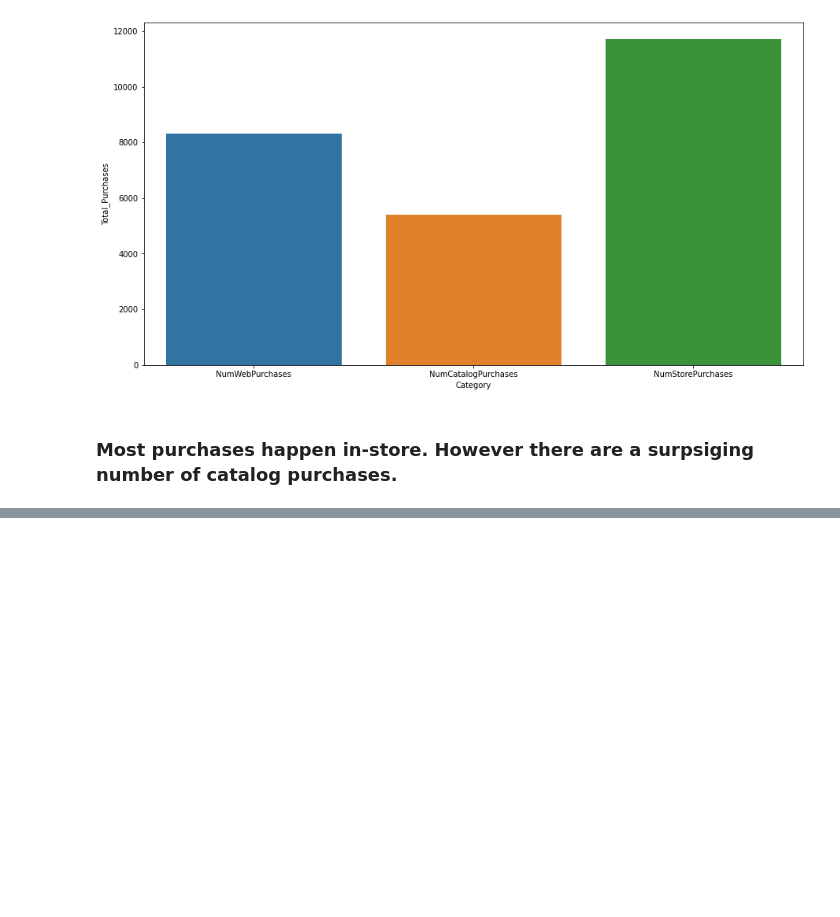
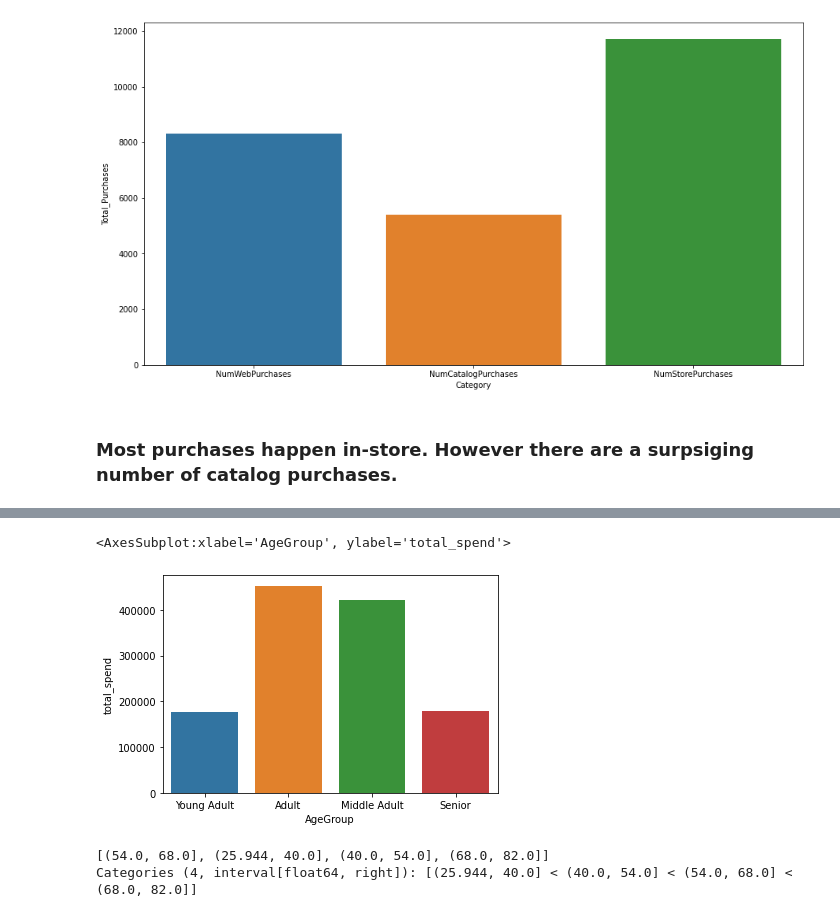
Before and after one commit to jaysCustomSpacesuits/customer_segmentation, a Jupyter notebook: Customer Analysis and Segmentation.ipynb, the cells around one changed output, grey strips where cells are left out. Drawn from its saved outputs; the diff is of its cells as text; code cells hidden in the pictures; blank space fills up the shorter version.

```diff
--- a/Customer Analysis and Segmentation.ipynb
+++ b/Customer Analysis and Segmentation.ipynb
@@ -366,0 +359,5 @@ sns.barplot(x='Category', y='Total_Purchases', data=type_of_purchase)
+# %%
+# Grouping ages into 4 groups
+df['AgeGroup'] = pd.cut(df['Age'], bins=4, labels=['Young Adult', 'Adult', 'Middle Adult', 'Senior'])
+
+df['AgeGroup']
@@ -366,0 +378,13 @@ sns.barplot(x='Category', y='Total_Purchases', data=type_of_purchase)
+# %%
+# Graphing the total spend by age group
+spend_by_age_group_df = df[['AgeGroup', 'total_spend']].groupby(by='AgeGroup').sum().reset_index()
+
+sns.barplot(x='AgeGroup', y='total_spend', data=spend_by_age_group_df)
+# %% [output]
+<AxesSubplot:xlabel='AgeGroup', ylabel='total_spend'>
+[figure, added]
+# %%
+pd.cut(df['Age'], bins=4).unique()
+# %% [output]
+[(54.0, 68.0], (25.944, 40.0], (40.0, 54.0], (68.0, 82.0]]
+Categories (4, interval[float64, right]): [(25.944, 40.0] < (40.0, 54.0] < (54.0, 68.0] < (68.0, 82.0]]
```
Also changed, not shown: parts of 48 cells of this notebook.
